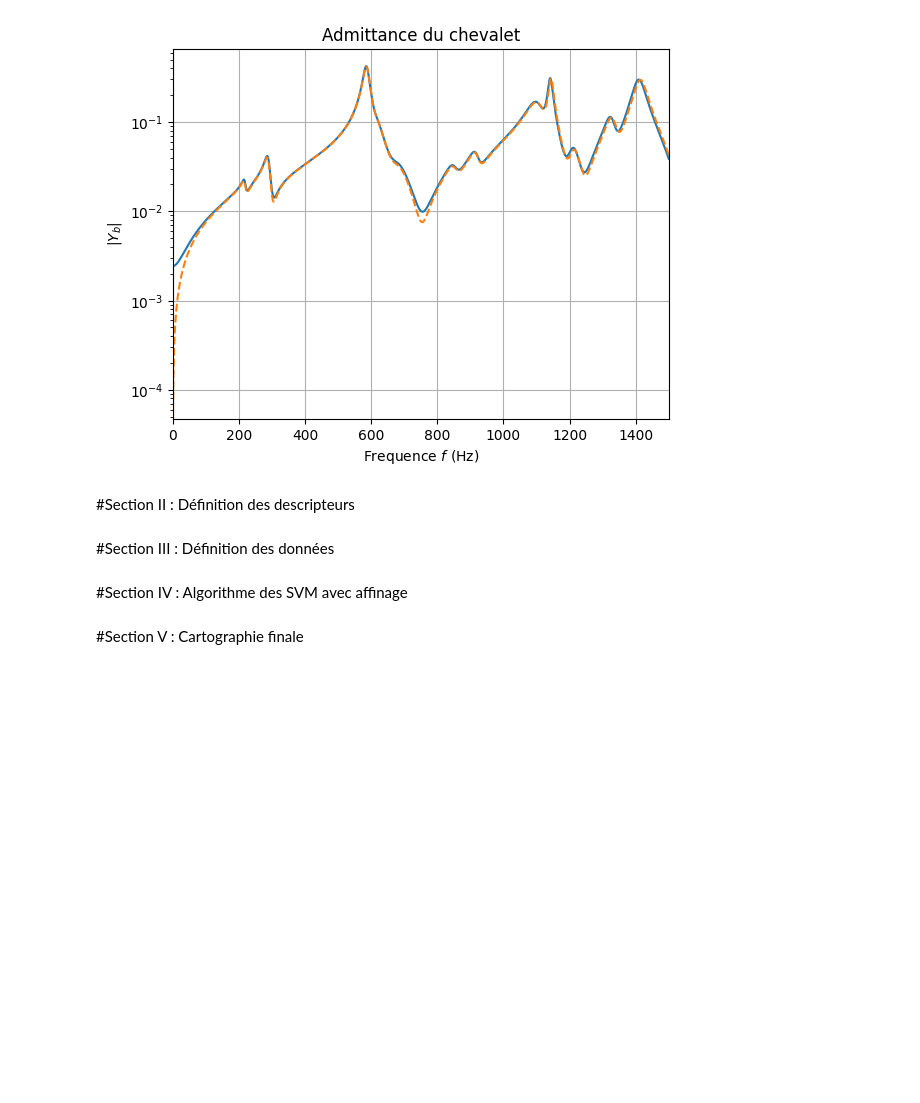
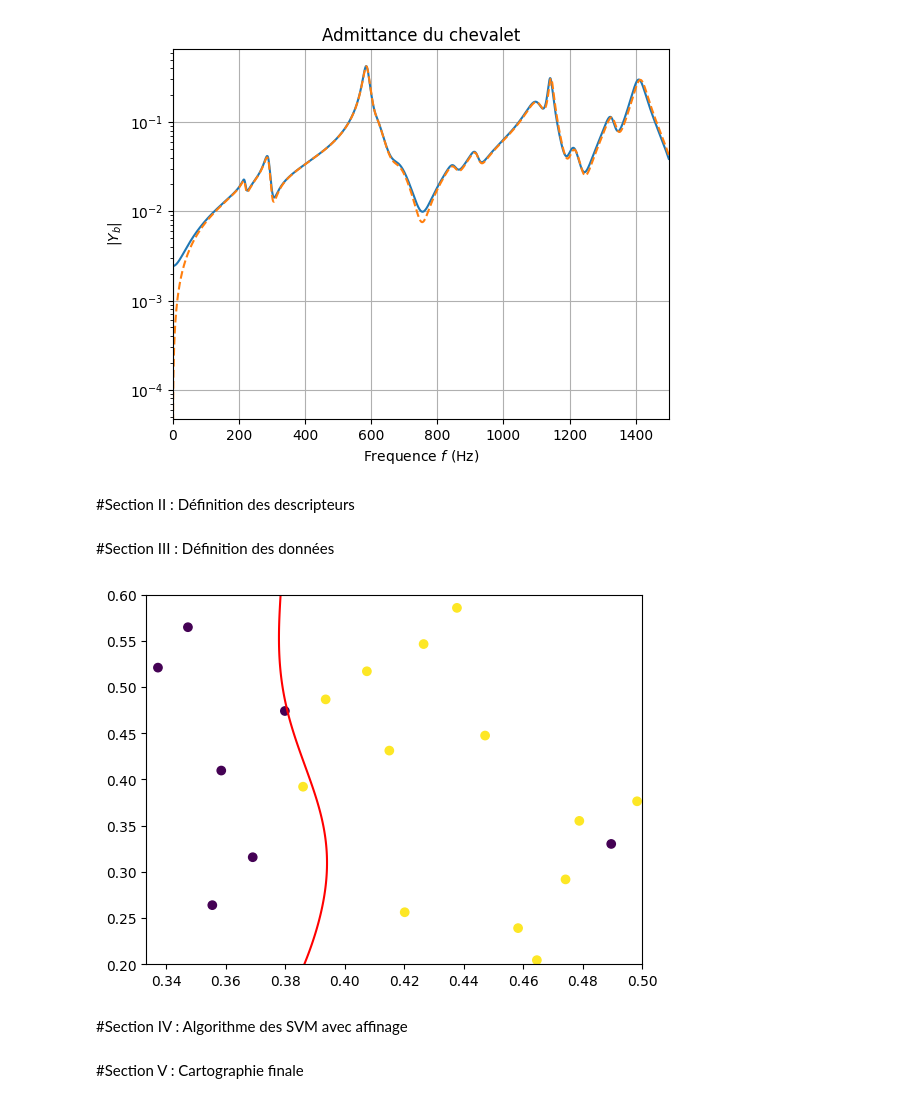
Before and after one commit to BaptisteHi/PAM-Virtual-Instrument, a Jupyter notebook: Cartographies_SVM.ipynb, the cells around one changed output. Saved outputs shown, nothing was run; the diff lists cells and outputs as text; code cells hidden in the pictures; blank space fills up the shorter version.

```diff
--- a/Cartographies_SVM.ipynb
+++ b/Cartographies_SVM.ipynb
@@ -1065,7 +1065,7 @@ Temps d'exécution (s) : 2.7780187129974365
 #Calculs des descripteurs = labels des points de la cartographie
 
 def epsilon1(P): # établit si oui ou non il y a du son
-    eps = 0.1 # valeur arbitraire, aucune valeur donnée dans le papier de Christophe mais d'après les figures données 10 devrait suffire, P n'excédant pas 0.05 en fin de signal.
+    eps = 1 # valeur arbitraire, aucune valeur donnée dans le papier de Christophe mais d'après les figures données 10 devrait suffire, P n'excédant pas 0.05 en fin de signal.
     n = len(P)
     moy_last = np.abs((1/n)*np.sum(P[n-(n//3+1):n]))
     #print(moy_last)
@@ -1127,34 +1127,36 @@ z_width = zmax-zmin
 sample[:,0] *= g_width
 sample[:,0] += gmin
 sample[:,1] *= z_width
 sample[:,1] += zmin
 data = sample
 
 labels = np.zeros(n_sim)
 
 for s in range(n_sim): #Calcul des labels
     g = sample[s,0]
     z = sample[s,1]
     Zc = z*P_M/U_A
-    P = simulation(T_sec, delta_t, g, z, P_M, Zc)
+    P = simulation(T_sec, delta_t, g, z, L, P_M, Zc)
     labels[s] = epsilon1(P) # CHOIX DU DESCRIPTEUR ICI POUR FIXER LES LABELS ETUDIES.
 
 #print(labels)
 
 SVCl = sklearn.svm.SVC(gamma='auto')
 clf = make_pipeline(StandardScaler(), SVCl)
 clf.fit(data, labels)
 plt.scatter(data[:,0], data[:,1], c=labels)
 xx, yy = np.meshgrid(
     np.linspace(gmin, gmax, 500),
     np.linspace(zmin, zmax, 500)
 )
 
 Z = clf.decision_function(np.c_[xx.ravel(), yy.ravel()])
 Z = Z.reshape(xx.shape)
 
 plt.contour(xx, yy, Z, levels=[0], colors="r")#le plan trouvé par le SVM en rouge : là où la fonction de décision (dist point / hyperplan) vaut 0
 plt.show()
+# %% [output]
+[figure, added]
 # %% [markdown]
 #Section IV : Algorithme des SVM avec affinage
 # %%
```
Also changed, not shown: parts of 2 cells of this notebook.
